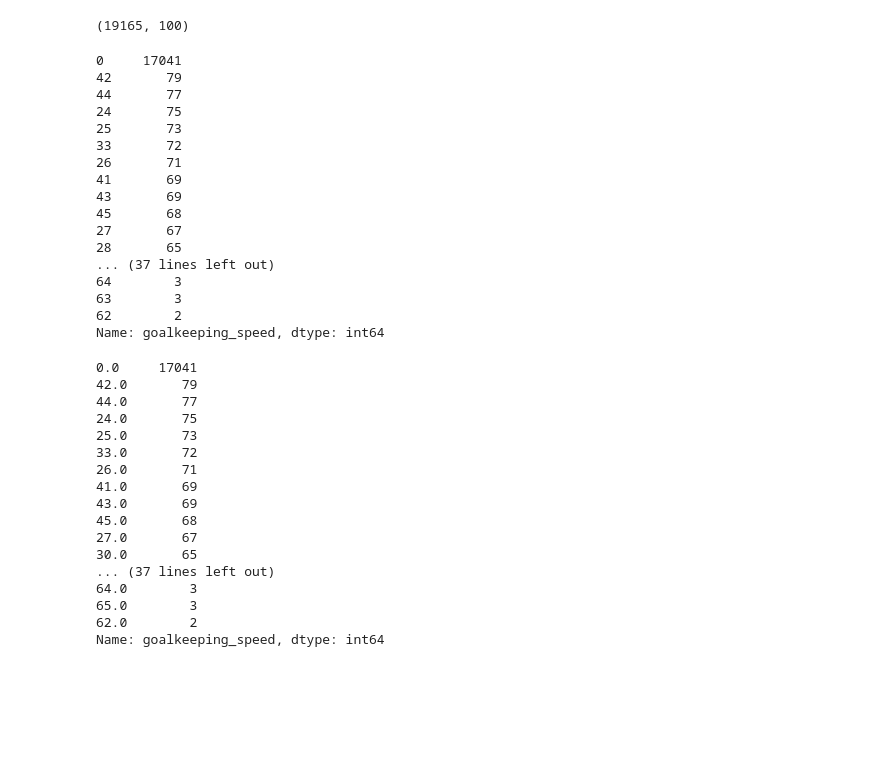
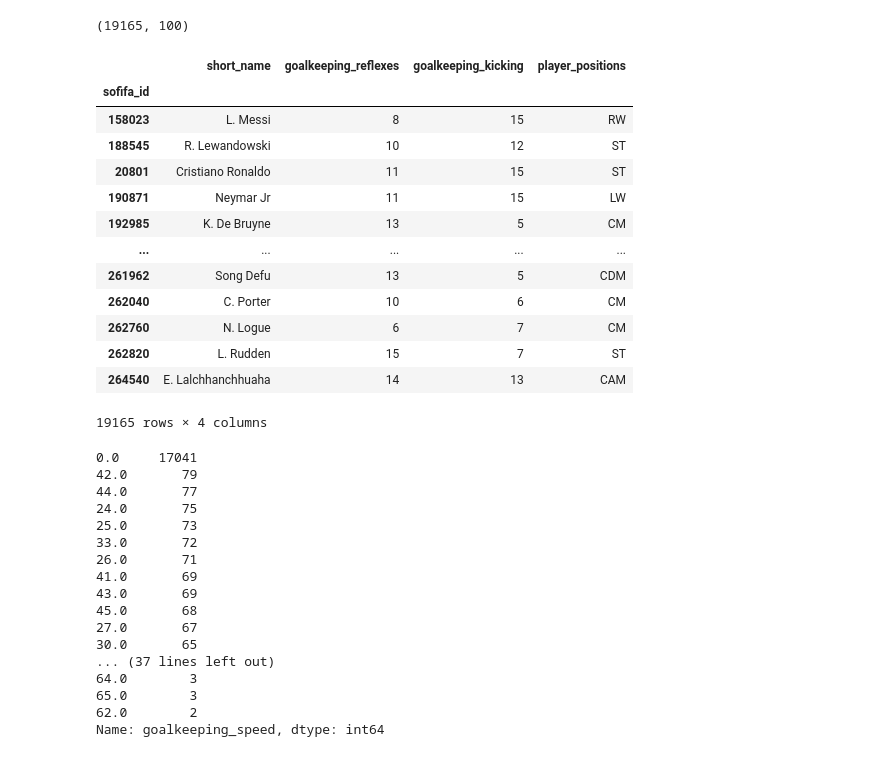
Before and after one commit to GerardDD/PR06-Machine-Learning-Group-Project, a Jupyter notebook: Project_06.ipynb, the cells around one changed output. Cells and saved outputs as stored; diff of their text form; code cells hidden in the pictures; blank space fills up the shorter version.

```diff
--- a/Project_06.ipynb
+++ b/Project_06.ipynb
@@ -1190,25 +1190,22 @@ male_df.shape
 # %% [output]
 (19165, 100)
 # %%
-male_df[male_df.goalkeeping_speed.isna()==False][['short_name','goalkeeping_speed','goalkeeping_reflexes','player_positions']].goalkeeping_speed.value_counts()
+male_df[['short_name','goalkeeping_reflexes','goalkeeping_kicking','player_positions']]
 # %% [output]
+|  | short_name | goalkeeping_reflexes | goalkeeping_kicking | player_positions |
+| sofifa_id |  |  |  |  |
+| 158023 | L. Messi | 8 | 15 | RW |
+| 188545 | R. Lewandowski | 10 | 12 | ST |
+| 20801 | Cristiano Ronaldo | 11 | 15 | ST |
+| 190871 | Neymar Jr | 11 | 15 | LW |
+| 192985 | K. De Bruyne | 13 | 5 | CM |
+| ... | ... | ... | ... | ... |
+| 261962 | Song Defu | 13 | 5 | CDM |
+| 262040 | C. Porter | 10 | 6 | CM |
+| 262760 | N. Logue | 6 | 7 | CM |
+| 262820 | L. Rudden | 15 | 7 | ST |
+| 264540 | E. Lalchhanchhuaha | 14 | 13 | CAM |
-0     17041
-42       79
-44       77
-24       75
-25       73
-33       72
-26       71
-41       69
-43       69
-45       68
-27       67
-28       65
-... (37 lines left out)
-64        3
-63        3
-62        2
-Name: goalkeeping_speed, dtype: int64
+19165 rows × 4 columns
 # %%
 #Los valores del goalkeeping_speed hacen referencia a la velocidad del portero, entonces todo jugador que no sea portero tendrá una puntuación de 0
 # %%
```
Also changed, not shown: parts of 15 cells of this notebook.
